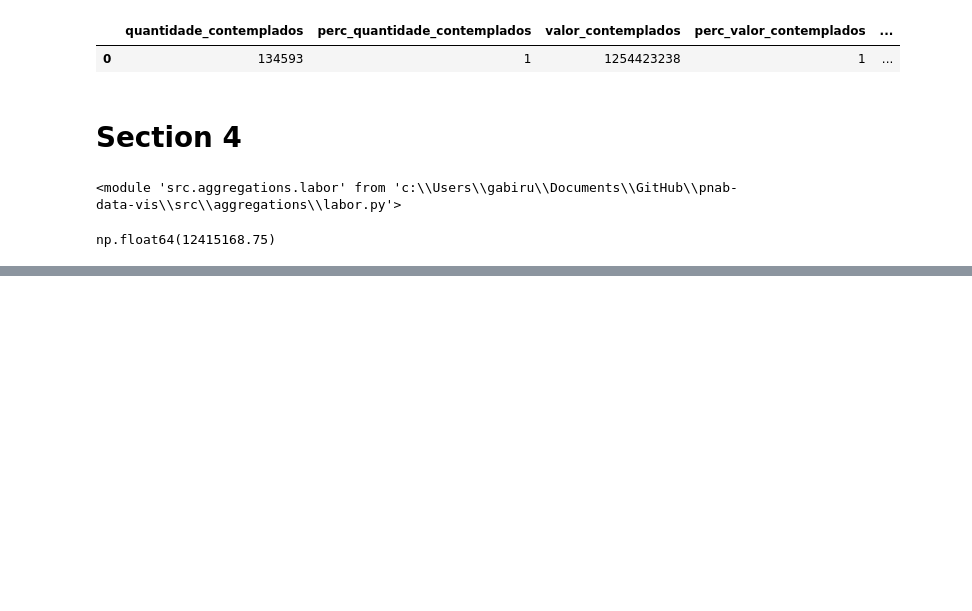
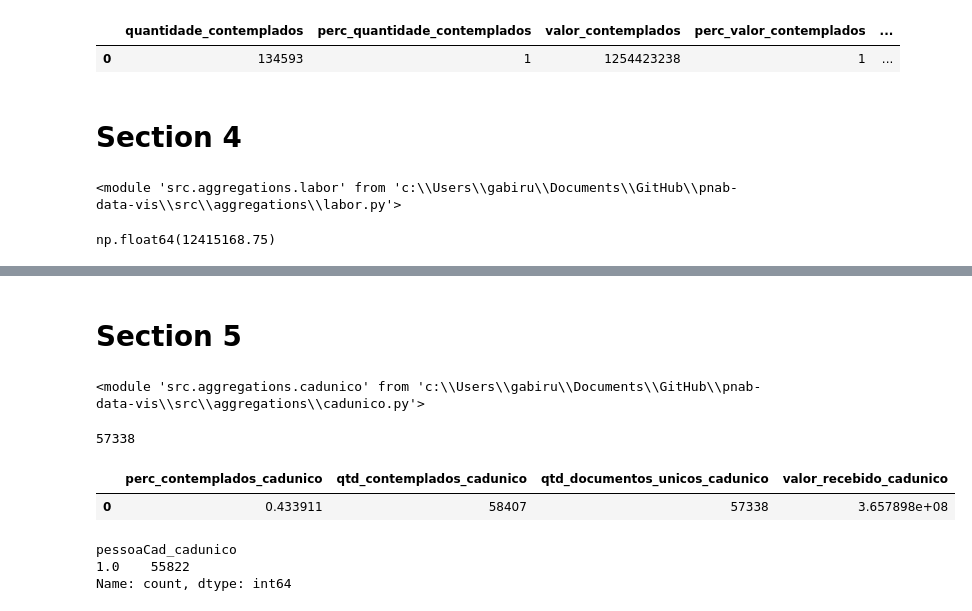
Before and after one commit to SGE-Subsecretaria-de-Gestao-Estrategica/pnab-data-vis, a Jupyter notebook: src/notebooks/gabriel_create_csv.ipynb, the cells around one changed output, grey strips where cells are left out. Cells and saved outputs as stored; diff of their text form; code cells hidden in the pictures; blank space fills up the shorter version.

```diff
--- a/src/notebooks/gabriel_create_csv.ipynb
+++ b/src/notebooks/gabriel_create_csv.ipynb
@@ -223,0 +223,6 @@ df_cbo_rais = labor.aggregate_cbo_rais(df_cubo=df_cubo)
+# %% [markdown]
+# Section 5
+# %%
+importlib.reload(cadunico)
+# %% [output]
+<module 'src.aggregations.cadunico' from 'c:\\Users\\gabiru\\Documents\\GitHub\\pnab-data-vis\\src\\aggregations\\cadunico.py'>
@@ -223,0 +231,17 @@ df_cbo_rais = labor.aggregate_cbo_rais(df_cubo=df_cubo)
+# %%
+df_cad_unico['cpf_cadunico'].nunique()
+# %% [output]
+57338
+# %%
+df_cubo_cadunico = cadunico.aggregate_cadunico_summary(df_cubo=df_cubo)
+# %%
+df_cubo_cadunico
+# %% [output]
+|  | perc_contemplados_cadunico | qtd_contemplados_cadunico | qtd_documentos_unicos_cadunico | valor_recebido_cadunico |
+| 0 | 0.433911 | 58407 | 57338 | 3.657898e+08 |
+# %%
+df_cubo['pessoaCad_cadunico'].value_counts()
+# %% [output]
+pessoaCad_cadunico
+1.0    55822
+Name: count, dtype: int64
```
Also changed, not shown: parts of 4 cells of this notebook.
